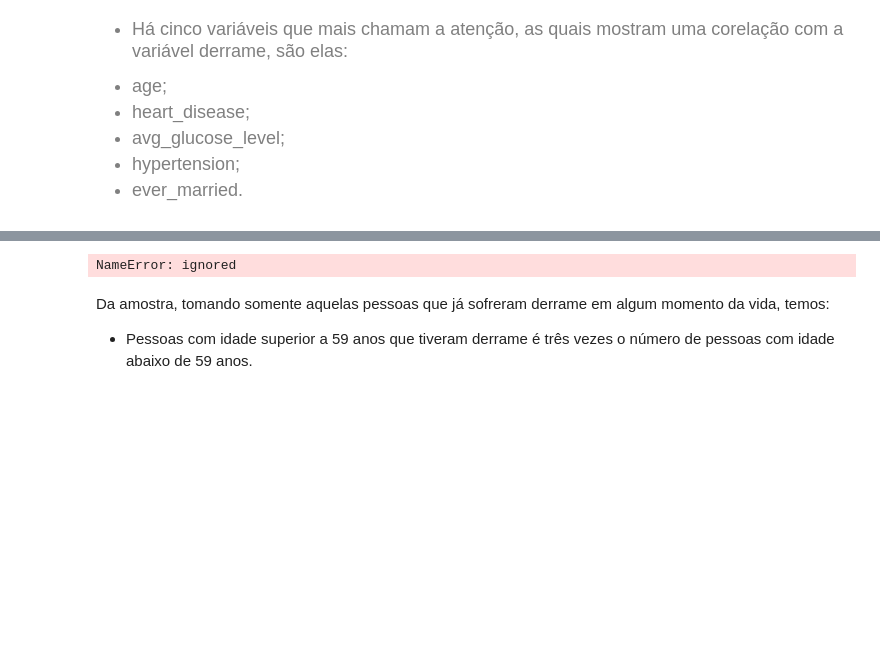
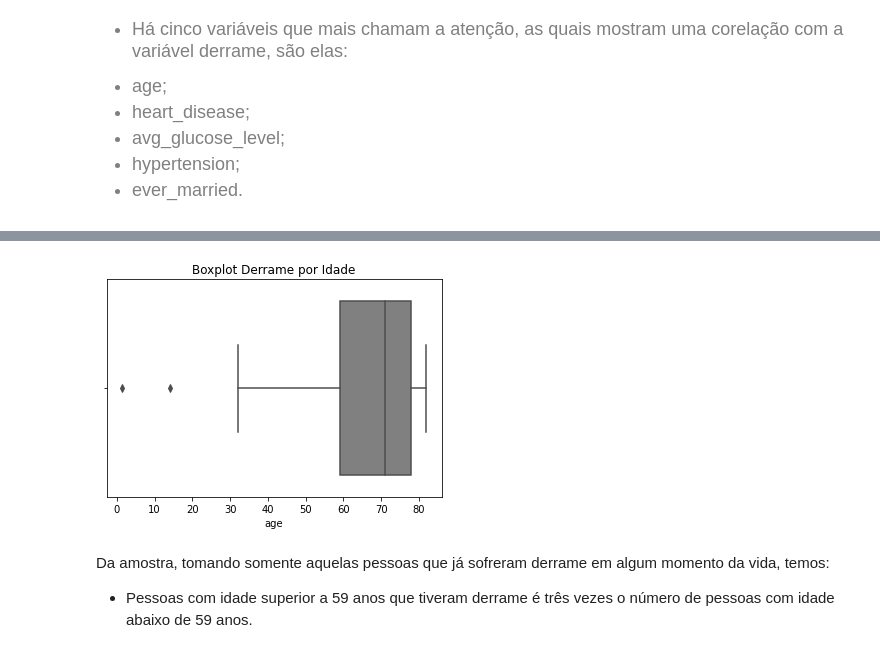
Before and after one commit to FelipeGBarreto/Projects, a Jupyter notebook: Stroker_Analysis.ipynb, the cells around one changed output, grey strips where cells are left out. Drawn from its saved outputs; the diff is of its cells as text; code cells hidden in the pictures; blank space fills up the shorter version.

```diff
--- a/Stroker_Analysis.ipynb
+++ b/Stroker_Analysis.ipynb
@@ -254,8 +275,8 @@ ax.set_title("Distribuição de Freqência Derrame x Idade");
 # %%
-stroke_age = sns.boxplot(df_stroke.age)
-stroke_age.set_title("Boxplot Derrame por Idade");
+ax = sns.boxplot(df[df.stroke=="Yes"].age, color='gray')
+ax.set_title("Boxplot Derrame por Idade");
 # %% [output]
-NameError: ignored
+[figure, added]
 # %% [markdown]
 Da amostra, tomando somente aquelas pessoas que já sofreram derrame em algum momento da vida, temos:
 - Pessoas com idade superior a 59 anos que tiveram derrame é três vezes o número de pessoas com idade abaixo de 59 anos.
```
Also changed, not shown: parts of 18 cells of this notebook.
